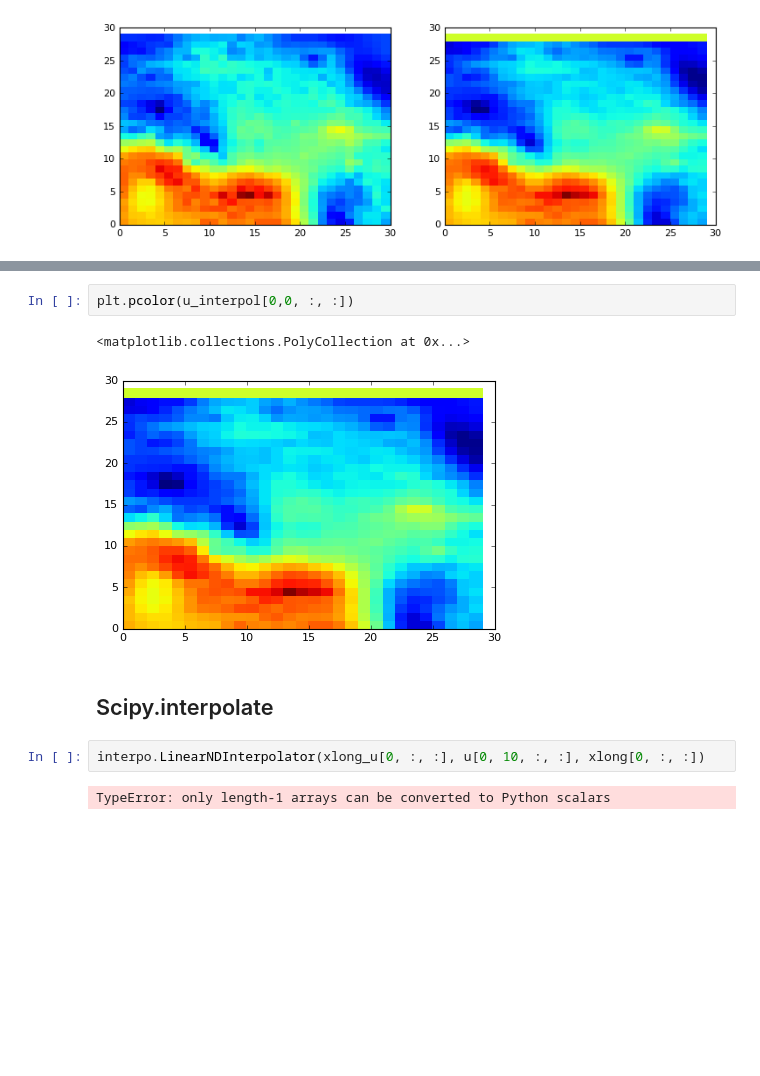
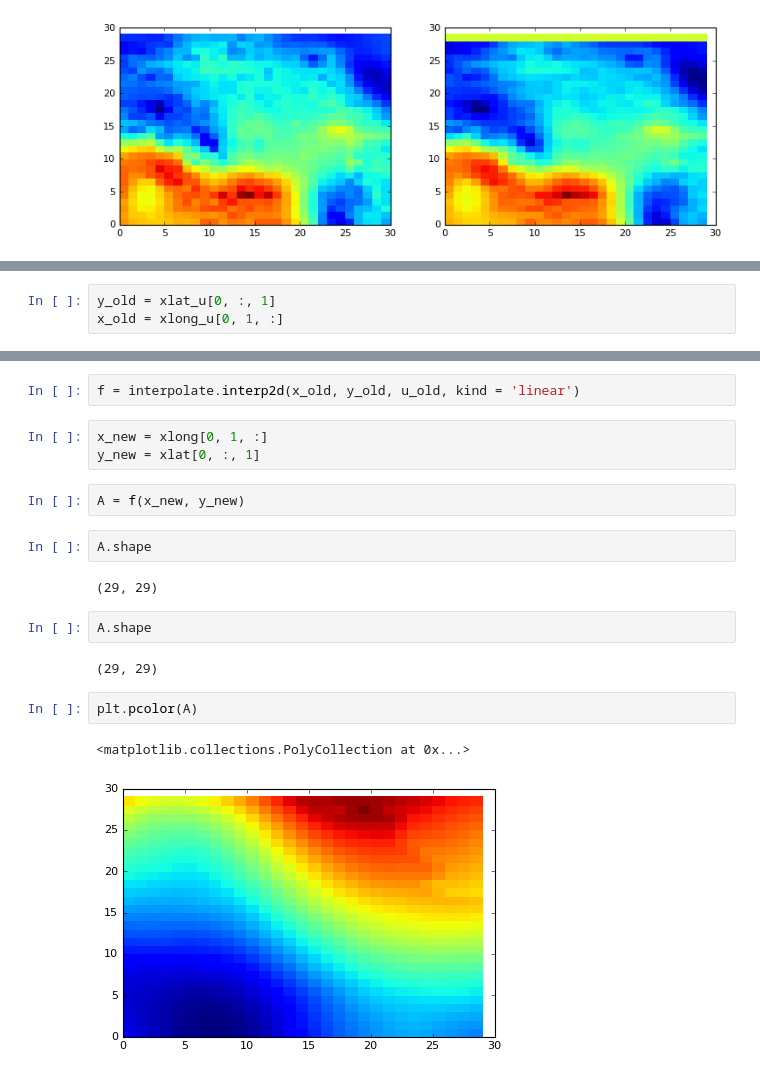
Before and after one commit to cpierard/capa_limite_WRF, a Jupyter notebook: Pruebas_netCDF4.ipynb, the cells around one changed output, grey strips where cells are left out. Drawn from its saved outputs; the diff is of its cells as text; blank space fills up the shorter version.

Commit message:
Ya tengo función para interpolar velocidades

```diff
--- a/Pruebas_netCDF4.ipynb
+++ b/Pruebas_netCDF4.ipynb
@@ -330,0 +431,3 @@ TypeError: __init__() got an unexpected keyword argument 'figure'
+# %%
+y_old = xlat_u[0, :, 1]
+x_old = xlong_u[0, 1, :]
@@ -331,11 +442,20 @@ TypeError: __init__() got an unexpected keyword argument 'figure'
+# %%
+f = interpolate.interp2d(x_old, y_old, u_old, kind = 'linear')
+# %%
+x_new = xlong[0, 1, :]
+y_new = xlat[0, :, 1]
+# %%
+A = f(x_new, y_new)
+# %%
+A.shape
+# %% [output]
+(29, 29)
+# %%
+A.shape
+# %% [output]
+(29, 29)
 # %%
-plt.pcolor(u_interpol[0,0, :, :])
+plt.pcolor(A)
 # %% [output]
 <matplotlib.collections.PolyCollection at 0x...>
-[figure, old version]
+[figure, new version]
-# %% [markdown]
-## Scipy.interpolate
-# %%
-interpo.LinearNDInterpolator(xlong_u[0, :, :], u[0, 10, :, :], xlong[0, :, :])
-# %% [output]
-TypeError: only length-1 arrays can be converted to Python scalars
```
Also changed, not shown: parts of 61 cells of this notebook.
